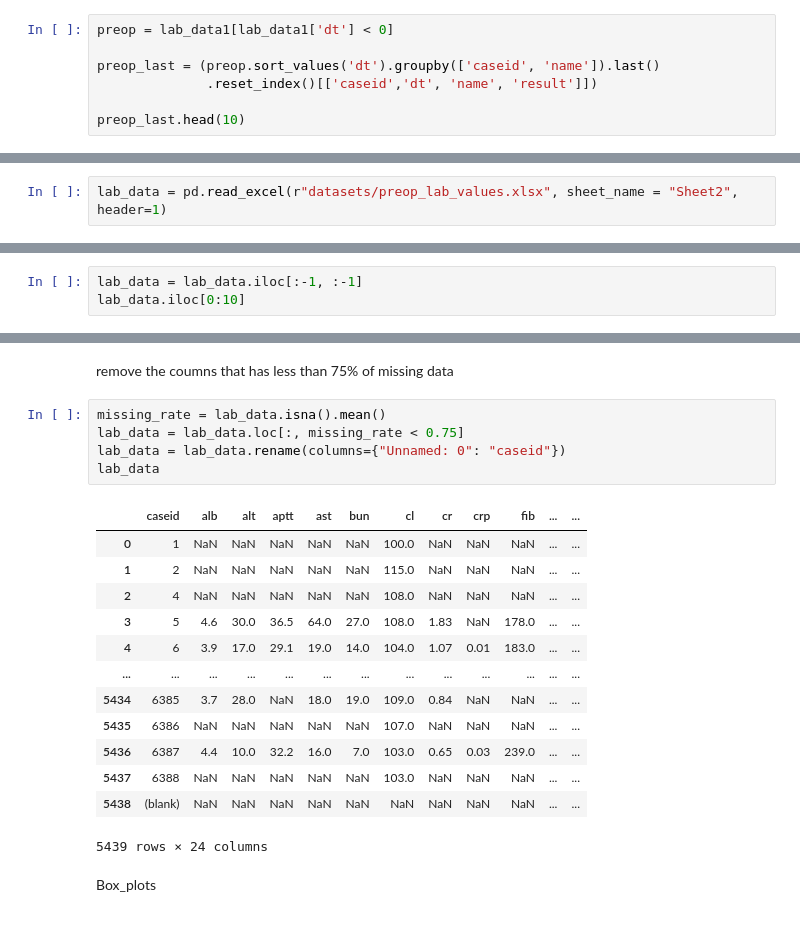
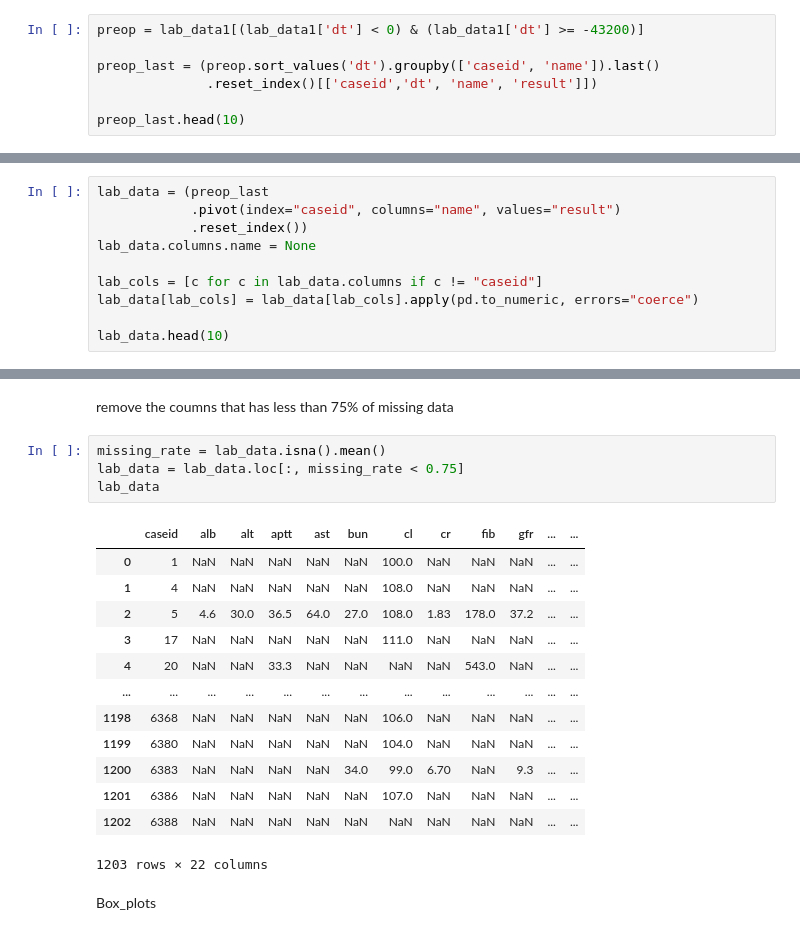
Before and after one commit to May-hk/lab-test-prediction, a Jupyter notebook: data_processing.ipynb, the cells around one changed output, grey strips where cells are left out. Cells and saved outputs as stored; diff of their text form.

```diff
--- a/data_processing.ipynb
+++ b/data_processing.ipynb
@@ -13,7 +13,7 @@ lab_data1 = pd.read_csv("datasets/lab_data.csv")
 # %% [markdown]
 For lab data, We need to use the most recent pre-operative measurement, consistent with clinical practice
 # %%
-preop = lab_data1[lab_data1['dt'] < 0]
+preop = lab_data1[(lab_data1['dt'] < 0) & (lab_data1['dt'] >= -43200)]
 
 preop_last = (preop.sort_values('dt').groupby(['caseid', 'name']).last()
               .reset_index()[['caseid','dt', 'name', 'result']])
@@ -36,4 +57,12 @@ preop_last.head(10)
 # %% [markdown]
 Change the row x column using piviot table in sheet 2
 # %%
-lab_data = pd.read_excel(r"datasets/preop_lab_values.xlsx", sheet_name = "Sheet2", header=1)
+lab_data = (preop_last
+            .pivot(index="caseid", columns="name", values="result")
+            .reset_index())
+lab_data.columns.name = None
+
+lab_cols = [c for c in lab_data.columns if c != "caseid"]
+lab_data[lab_cols] = lab_data[lab_cols].apply(pd.to_numeric, errors="coerce")
+
+lab_data.head(10)
@@ -40,3 +81,0 @@ lab_data = pd.read_excel(r"datasets/preop_lab_values.xlsx", sheet_name = "Sheet2
-# %%
-lab_data = lab_data.iloc[:-1, :-1]
-lab_data.iloc[0:10]
@@ -58,22 +84,21 @@ remove the coumns that has less than 75% of missing data
 # %%
 missing_rate = lab_data.isna().mean()
 lab_data = lab_data.loc[:, missing_rate < 0.75]
-lab_data = lab_data.rename(columns={"Unnamed: 0": "caseid"})
 lab_data
 # %% [output]
-|  | caseid | alb | alt | aptt | ast | bun | cl | cr | crp | fib | ... | ... |
+|  | caseid | alb | alt | aptt | ast | bun | cl | cr | fib | gfr | ... | ... |
 | 0 | 1 | NaN | NaN | NaN | NaN | NaN | 100.0 | NaN | NaN | NaN | ... | ... |
-| 1 | 2 | NaN | NaN | NaN | NaN | NaN | 115.0 | NaN | NaN | NaN | ... | ... |
-| 2 | 4 | NaN | NaN | NaN | NaN | NaN | 108.0 | NaN | NaN | NaN | ... | ... |
-| 3 | 5 | 4.6 | 30.0 | 36.5 | 64.0 | 27.0 | 108.0 | 1.83 | NaN | 178.0 | ... | ... |
-| 4 | 6 | 3.9 | 17.0 | 29.1 | 19.0 | 14.0 | 104.0 | 1.07 | 0.01 | 183.0 | ... | ... |
+| 1 | 4 | NaN | NaN | NaN | NaN | NaN | 108.0 | NaN | NaN | NaN | ... | ... |
+| 2 | 5 | 4.6 | 30.0 | 36.5 | 64.0 | 27.0 | 108.0 | 1.83 | 178.0 | 37.2 | ... | ... |
+| 3 | 17 | NaN | NaN | NaN | NaN | NaN | 111.0 | NaN | NaN | NaN | ... | ... |
+| 4 | 20 | NaN | NaN | 33.3 | NaN | NaN | NaN | NaN | 543.0 | NaN | ... | ... |
 | ... | ... | ... | ... | ... | ... | ... | ... | ... | ... | ... | ... | ... |
-| 5434 | 6385 | 3.7 | 28.0 | NaN | 18.0 | 19.0 | 109.0 | 0.84 | NaN | NaN | ... | ... |
-| 5435 | 6386 | NaN | NaN | NaN | NaN | NaN | 107.0 | NaN | NaN | NaN | ... | ... |
-| 5436 | 6387 | 4.4 | 10.0 | 32.2 | 16.0 | 7.0 | 103.0 | 0.65 | 0.03 | 239.0 | ... | ... |
-| 5437 | 6388 | NaN | NaN | NaN | NaN | NaN | 103.0 | NaN | NaN | NaN | ... | ... |
-| 5438 | (blank) | NaN | NaN | NaN | NaN | NaN | NaN | NaN | NaN | NaN | ... | ... |
+| 1198 | 6368 | NaN | NaN | NaN | NaN | NaN | 106.0 | NaN | NaN | NaN | ... | ... |
+| 1199 | 6380 | NaN | NaN | NaN | NaN | NaN | 104.0 | NaN | NaN | NaN | ... | ... |
+| 1200 | 6383 | NaN | NaN | NaN | NaN | 34.0 | 99.0 | 6.70 | NaN | 9.3 | ... | ... |
+| 1201 | 6386 | NaN | NaN | NaN | NaN | NaN | 107.0 | NaN | NaN | NaN | ... | ... |
+| 1202 | 6388 | NaN | NaN | NaN | NaN | NaN | NaN | NaN | NaN | NaN | ... | ... |
-5439 rows × 24 columns
+1203 rows × 22 columns
 # %% [markdown]
 Box_plots
 # %%
```
Also changed, not shown: parts of 11 cells of this notebook.
